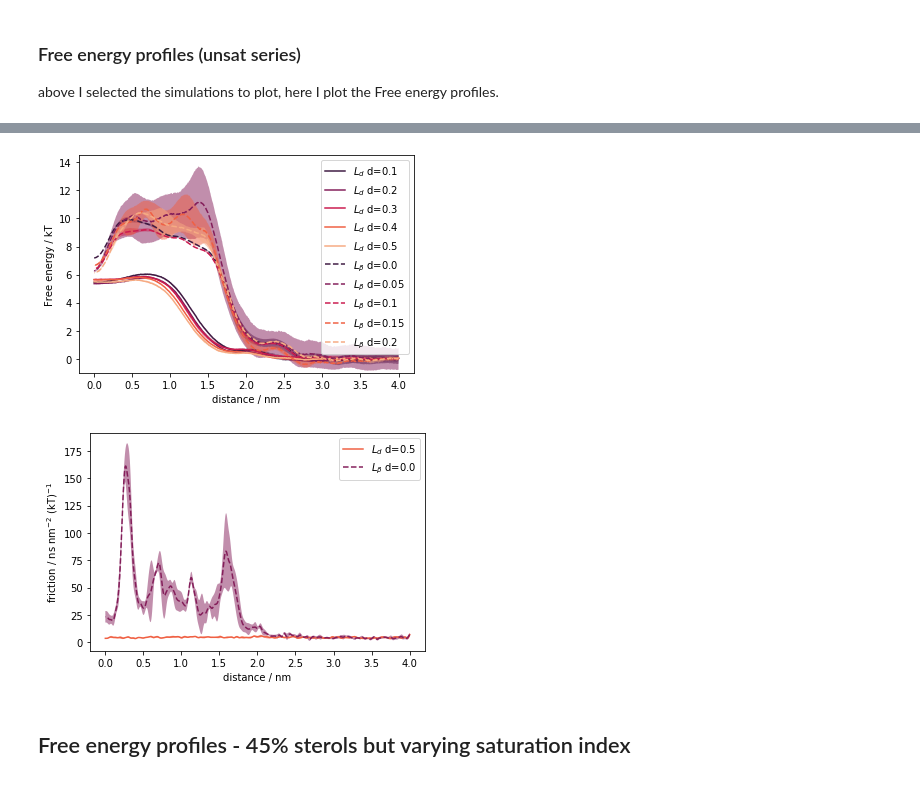
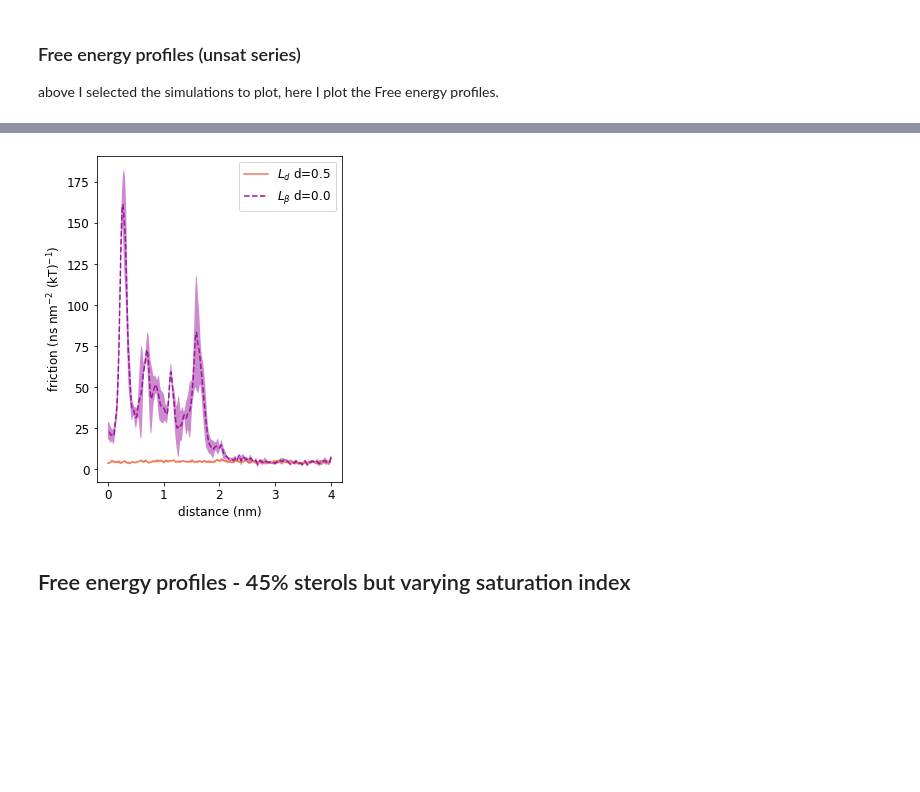
Before and after one commit to jmelcr/permeability, a Jupyter notebook: martini3/analysis_martini3_simulations_make_dataFrame.ipynb, the cells around one changed output, grey strips where cells are left out. Cells and saved outputs as stored; diff of their text form; code cells hidden in the pictures; blank space fills up the shorter version.

Commit message:
updated figures and notebooks to a better style

```diff
--- a/martini3/analysis_martini3_simulations_make_dataFrame.ipynb
+++ b/martini3/analysis_martini3_simulations_make_dataFrame.ipynb
@@ -192,7 +195,10 @@ The plot can be futher improved
 by using a simulation snapshot as a background.
 # %%
 # let's use some cool palette!
-sns.set_palette("seismic", n_colors=8) #len(po_sims))
+sns.set_palette("PRGn", n_colors=8) #len(po_sims))
+
+# use a larger font
+mpl.rcParams.update({'font.size': 12})
 # %%
 for sim_list, xxpc in zip([po_sims, dp_sims], ["POPC", "DPPC"]):
     # DOPC - reference - at the background
@@ -222,15 +228,17 @@ for sim_list, xxpc in zip([po_sims, dp_sims], ["POPC", "DPPC"]):
                     plt.fill_between(x=x_half,
                                      y1=awhsym+awhsym_err,
                                      y2=awhsym-awhsym_err,
-                                     label="{}, {}% {}sterol".format(xxpc, s.sterol_conc, s.sterol_type),
+                                     label="{},{: 3d}% {}.".format(xxpc, s.sterol_conc, s.sterol_type[:-1]),
                                      alpha=0.7)
             except:
                 print("troubles plotting simulation in {}".format(s.dirname))
 
 plt.legend()
+fig = plt.gca()
+fig.figure.set_size_inches([6.2,4.0])
 plt.ylim([-1, 11])
-plt.ylabel("Free energy / kT")
-plt.xlabel("distance / nm")
+plt.ylabel("Free energy (kT)")
+plt.xlabel("distance (nm)")
 plt.savefig("awh_dG_profiles_all_sterol-concs-EOLS.png".format(xxpc), dpi=150, bbox_inces='tight')
 plt.show()
 # %% [output]
@@ -385,3 +395,9 @@ gel 0.2 10.743044900000001
 ### Free energy profiles (unsat series)
 above I selected the simulations to plot,
 here I plot the Free energy profiles.
+# %%
+# let's use some cool palette!
+sns.set_palette("plasma", n_colors=len(po_sims))
+
+# use a larger font
+mpl.rcParams.update({'font.size': 12})
@@ -388,33 +436,36 @@ here I plot the Free energy profiles.
 # %%
 # let's use some cool palette!
-sns.set_palette("rocket", n_colors=len(po_sims))
+sns.set_palette("plasma_r", n_colors=2)
 # %%
 for sim_list, memphase in zip([po_sims, dp_sims], [u"$L_d$", u"$L_β$"]):
     if "d" in memphase:
         linestyle = "-"
     else:
         linestyle = "--"
 
     for s in sim_list:
-        if True:
+        if ("d" in memphase and s.d>=0.45) or ("d" not in memphase and s.d<0.04):
             try:
-                    (x_half, awhsym, awhsym_err) = prep_to_plot(s.awh_x, s.awh)
-                    plt.plot(x_half, awhsym,
+                    # multiplying by 1000 to change the unit to ns / nm2 (kT)
+                    (x_half, fricsym, fricsym_err) = prep_to_plot(s.awh_x, s.fric/1000.0, shift_to_zero=False, filt_freq=0.15)
+                    plt.plot(x_half, fricsym,
                              ls=linestyle,
                              label=u"{} d={}".format(memphase, s.d))
                     plt.fill_between(x=x_half,
-                                     y1=awhsym+awhsym_err,
-                                     y2=awhsym-awhsym_err,
+                                     y1=fricsym+fricsym_err,
+                                     y2=fricsym-fricsym_err,
                                      label=None,
                                      alpha=0.5)
             except:
                 print("troubles plotting simulation in {}".format(s.dirname))
 
 plt.legend()
-plt.ylim([-1, 14.5])
-plt.ylabel("Free energy / kT")
-plt.xlabel("distance / nm")
-plt.savefig("awh_dG_profiles_all_unsat-ndx-EOLS.png", dpi=150, bbox_inces='tight')
+#plt.ylim([-1, 14.5])
+fig = plt.gca()
+fig.figure.set_size_inches([4.4,6.0])
+plt.ylabel("friction (ns nm$^{-2}$ (kT)$^{-1}$)")
+plt.xlabel("distance (nm)")
+plt.savefig("friction_profiles_selected_unsat-ndx-EOLS.png", dpi=150, bbox_inces='tight')
 plt.show()
 # %% [output]
-[figure, old version]
+[figure, new version]
@@ -424,34 +472,3 @@ sns.set_palette("rocket_r", n_colors=2)
-# %%
-for sim_list, memphase in zip([po_sims, dp_sims], [u"$L_d$", u"$L_β$"]):
-    if "d" in memphase:
-        linestyle = "-"
-    else:
-        linestyle = "--"
-
-    for s in sim_list:
-        if ("d" in memphase and s.d>=0.45) or ("d" not in memphase and s.d<0.04):
-            try:
-                    # multiplying by 1000 to change the unit to ns / nm2 (kT)
-                    (x_half, fricsym, fricsym_err) = prep_to_plot(s.awh_x, s.fric/1000.0, shift_to_zero=False, filt_freq=0.15)
-                    plt.plot(x_half, fricsym,
-                             ls=linestyle,
-                             label=u"{} d={}".format(memphase, s.d))
-                    plt.fill_between(x=x_half,
-                                     y1=fricsym+fricsym_err,
-                                     y2=fricsym-fricsym_err,
-                                     label=None,
-                                     alpha=0.5)
-            except:
-                print("troubles plotting simulation in {}".format(s.dirname))
-
-plt.legend()
-#plt.ylim([-1, 14.5])
-plt.ylabel("friction / ns nm$^{-2}$ (kT)$^{-1}$")
-plt.xlabel("distance / nm")
-plt.savefig("friction_profiles_selected_unsat-ndx-EOLS.png", dpi=150, bbox_inces='tight')
-plt.show()
-# %% [output]
-[figure, removed]
 # %% [markdown]
 ## Free energy profiles - 45% sterols but varying saturation index
 <a name="45chol"> </a>
```
Also changed, not shown: parts of 5 cells of this notebook, 19 other files.
